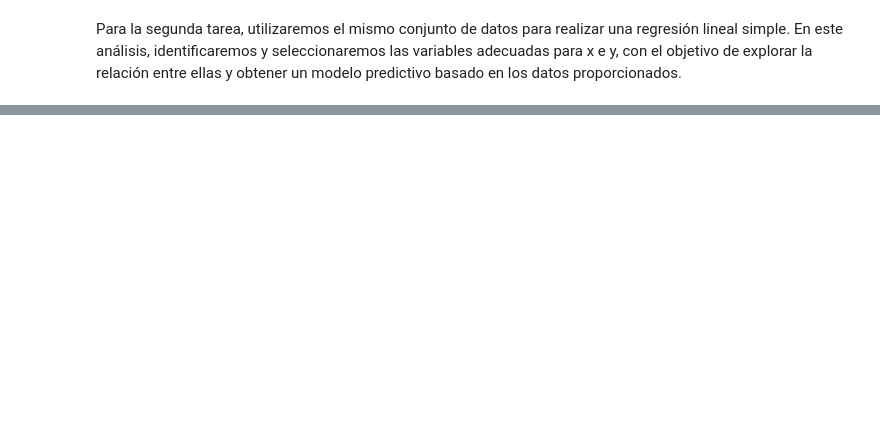
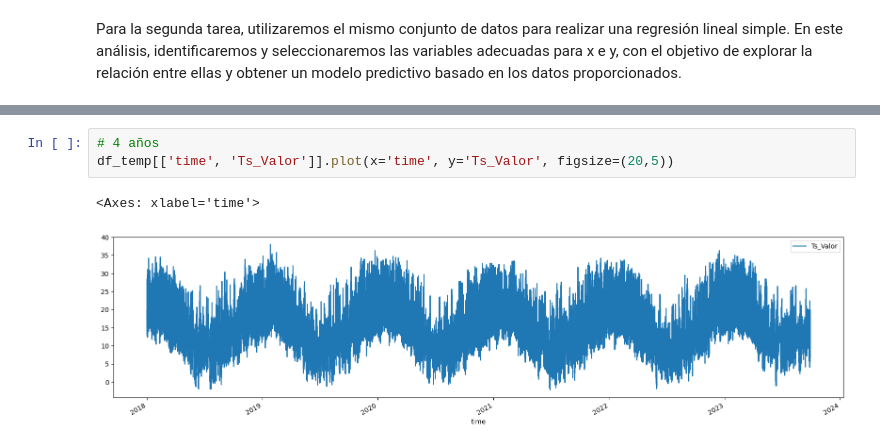
Before and after one commit to desareca/Analisis_Datos-MDS_UDD, a Jupyter notebook: T3 - Analisis de Datos/Tarea_III_Análisis_de_datos_Grupo_6.ipynb, the cells around one changed output, grey strips where cells are left out. Drawn from its saved outputs; the diff is of its cells as text; blank space fills up the shorter version.

```diff
--- a/T3 - Analisis de Datos/Tarea_III_Análisis_de_datos_Grupo_6.ipynb
+++ b/T3 - Analisis de Datos/Tarea_III_Análisis_de_datos_Grupo_6.ipynb
@@ -174,0 +110,6 @@ df[df.time.dt.date == pd.to_datetime('2021-01-01').date()].plot(x='time', y='Ts_
+# %%
+# 4 años
+df_temp[['time', 'Ts_Valor']].plot(x='time', y='Ts_Valor', figsize=(20,5))
+# %% [output]
+<Axes: xlabel='time'>
+[figure, added]
```
Also changed, not shown: parts of 38 cells of this notebook.
